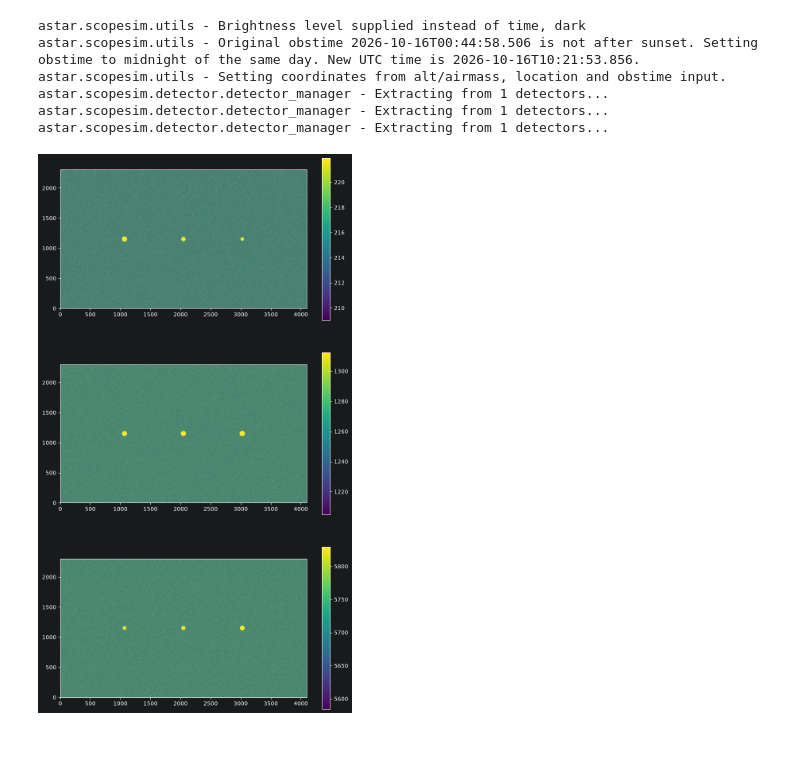
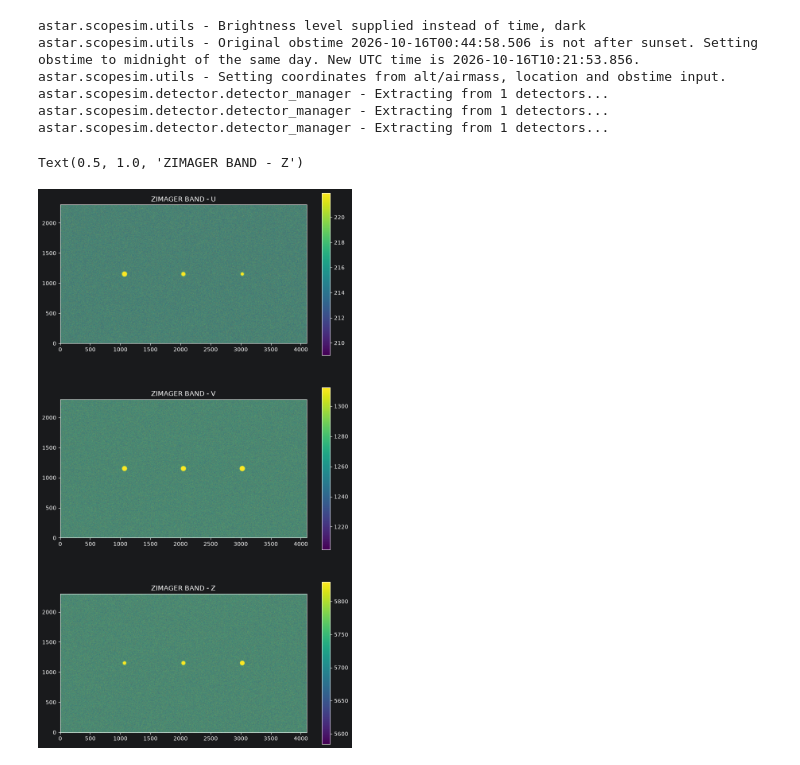
Before and after one commit to CaltechOpticalObservatories/zs-scopesim, a Jupyter notebook: notebooks/06_ZImager.ipynb, the cells around one changed output. Saved outputs shown, nothing was run; the diff lists cells and outputs as text; code cells hidden in the pictures.

Commit message:
plot titles

```diff
--- a/notebooks/06_ZImager.ipynb
+++ b/notebooks/06_ZImager.ipynb
@@ -98,9 +98,13 @@ astar.scopesim.detector.detector_manager - Extracting from 1 detectors...
 # %%
 fig, ax = plt.subplots(3, 1, figsize=(10, 18))
 for i, hdu in enumerate(hdul):
     dat = hdu[1].data
     vmin, vmax = np.percentile(dat, [5, 95])
     im = ax[i].imshow(hdu[1].data, origin='lower', vmin=vmin, vmax=vmax)
     plt.colorbar(im, ax=ax[i])
+ax[0].set_title('ZIMAGER BAND - U')
+ax[1].set_title('ZIMAGER BAND - V')
+ax[2].set_title('ZIMAGER BAND - Z')
 # %% [output]
+Text(0.5, 1.0, 'ZIMAGER BAND - Z')
-[figure, old version]
+[figure, new version]
```
